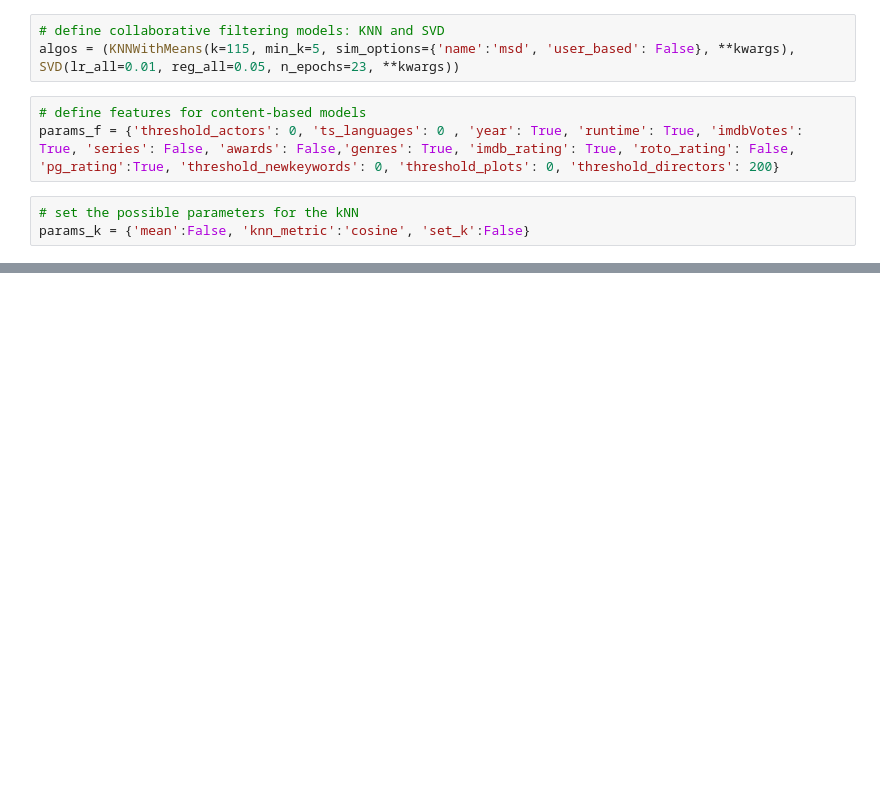
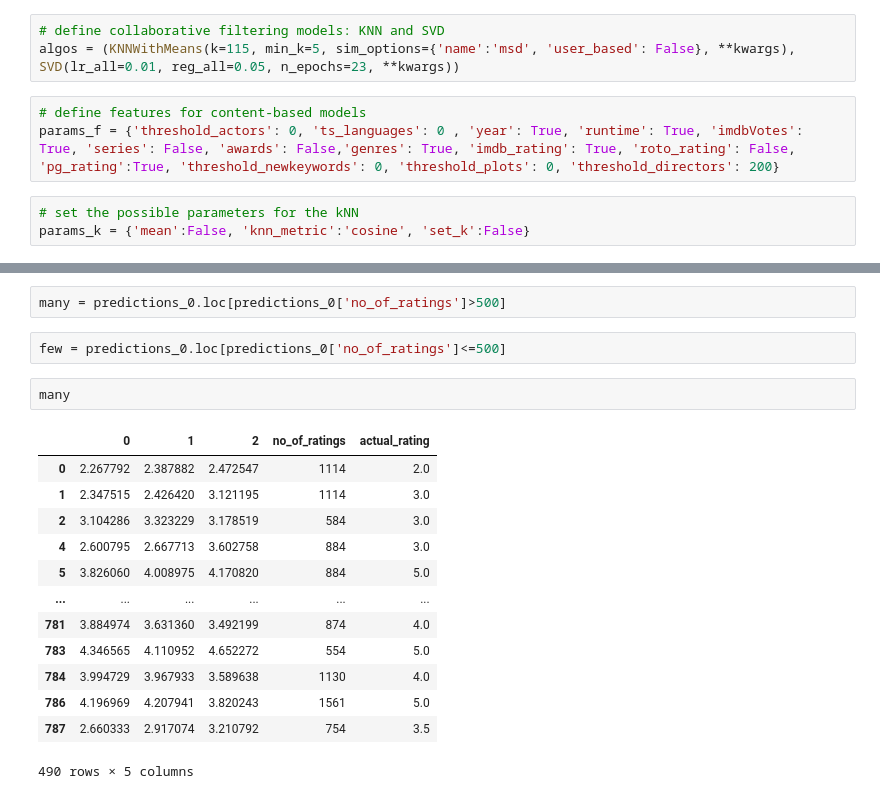
Before and after one commit to yuayixio/MovieRatingPredictor, a Jupyter notebook: notebooks/Model_Combination.ipynb, the cells around one changed output, grey strips where cells are left out. Saved outputs shown, nothing was run; the diff lists cells and outputs as text; blank space fills up the shorter version.

```diff
--- a/notebooks/Model_Combination.ipynb
+++ b/notebooks/Model_Combination.ipynb
@@ -263,0 +270,20 @@ results.sort_values(1)
+# %%
+many = predictions_0.loc[predictions_0['no_of_ratings']>500]
+# %%
+few = predictions_0.loc[predictions_0['no_of_ratings']<=500]
+# %%
+many
+# %% [output]
+|  | 0 | 1 | 2 | no_of_ratings | actual_rating |
+| 0 | 2.267792 | 2.387882 | 2.472547 | 1114 | 2.0 |
+| 1 | 2.347515 | 2.426420 | 3.121195 | 1114 | 3.0 |
+| 2 | 3.104286 | 3.323229 | 3.178519 | 584 | 3.0 |
+| 4 | 2.600795 | 2.667713 | 3.602758 | 884 | 3.0 |
+| 5 | 3.826060 | 4.008975 | 4.170820 | 884 | 5.0 |
+| ... | ... | ... | ... | ... | ... |
+| 781 | 3.884974 | 3.631360 | 3.492199 | 874 | 4.0 |
+| 783 | 4.346565 | 4.110952 | 4.652272 | 554 | 5.0 |
+| 784 | 3.994729 | 3.967933 | 3.589638 | 1130 | 4.0 |
+| 786 | 4.196969 | 4.207941 | 3.820243 | 1561 | 5.0 |
+| 787 | 2.660333 | 2.917074 | 3.210792 | 754 | 3.5 |
+490 rows × 5 columns
```
Also changed, not shown: parts of 23 cells of this notebook, 1 other file.
